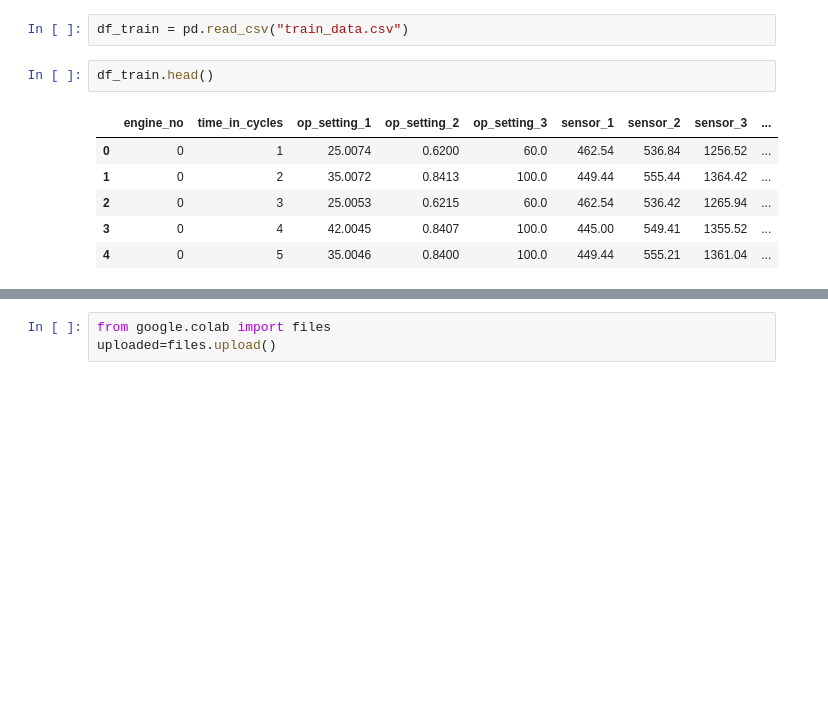
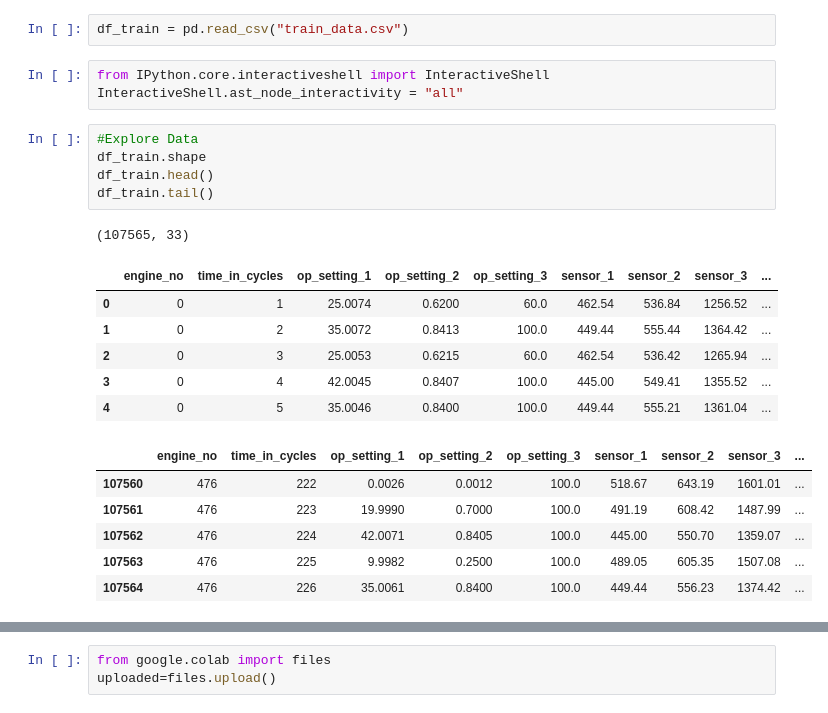
Before and after one commit to Taiba528/Datasciencecoursera, a Jupyter notebook: Turbofan_failure.ipynb, the cells around one changed output, grey strips where cells are left out. Drawn from its saved outputs; the diff is of its cells as text; blank space fills up the shorter version.

```diff
--- a/Turbofan_failure.ipynb
+++ b/Turbofan_failure.ipynb
@@ -15,11 +31,24 @@ Saving train_data.csv to train_data.csv
 # %%
 df_train = pd.read_csv("train_data.csv")
-# %%
-df_train.head()
-# %% [output]
-|  | engine_no | time_in_cycles | op_setting_1 | op_setting_2 | op_setting_3 | sensor_1 | sensor_2 | sensor_3 | ... |
-| 0 | 0 | 1 | 25.0074 | 0.6200 | 60.0 | 462.54 | 536.84 | 1256.52 | ... |
-| 1 | 0 | 2 | 35.0072 | 0.8413 | 100.0 | 449.44 | 555.44 | 1364.42 | ... |
-| 2 | 0 | 3 | 25.0053 | 0.6215 | 60.0 | 462.54 | 536.42 | 1265.94 | ... |
-| 3 | 0 | 4 | 42.0045 | 0.8407 | 100.0 | 445.00 | 549.41 | 1355.52 | ... |
-| 4 | 0 | 5 | 35.0046 | 0.8400 | 100.0 | 449.44 | 555.21 | 1361.04 | ... |
+# %%
+from IPython.core.interactiveshell import InteractiveShell
+InteractiveShell.ast_node_interactivity = "all"
+# %%
+#Explore Data
+df_train.shape
+df_train.head()
+df_train.tail()
+# %% [output]
+(107565, 33)
+|  | engine_no | time_in_cycles | op_setting_1 | op_setting_2 | op_setting_3 | sensor_1 | sensor_2 | sensor_3 | ... |
+| 0 | 0 | 1 | 25.0074 | 0.6200 | 60.0 | 462.54 | 536.84 | 1256.52 | ... |
+| 1 | 0 | 2 | 35.0072 | 0.8413 | 100.0 | 449.44 | 555.44 | 1364.42 | ... |
+| 2 | 0 | 3 | 25.0053 | 0.6215 | 60.0 | 462.54 | 536.42 | 1265.94 | ... |
+| 3 | 0 | 4 | 42.0045 | 0.8407 | 100.0 | 445.00 | 549.41 | 1355.52 | ... |
+| 4 | 0 | 5 | 35.0046 | 0.8400 | 100.0 | 449.44 | 555.21 | 1361.04 | ... |
+|  | engine_no | time_in_cycles | op_setting_1 | op_setting_2 | op_setting_3 | sensor_1 | sensor_2 | sensor_3 | ... |
+| 107560 | 476 | 222 | 0.0026 | 0.0012 | 100.0 | 518.67 | 643.19 | 1601.01 | ... |
+| 107561 | 476 | 223 | 19.9990 | 0.7000 | 100.0 | 491.19 | 608.42 | 1487.99 | ... |
+| 107562 | 476 | 224 | 42.0071 | 0.8405 | 100.0 | 445.00 | 550.70 | 1359.07 | ... |
+| 107563 | 476 | 225 | 9.9982 | 0.2500 | 100.0 | 489.05 | 605.35 | 1507.08 | ... |
+| 107564 | 476 | 226 | 35.0061 | 0.8400 | 100.0 | 449.44 | 556.23 | 1374.42 | ... |
```
Also changed, not shown: parts of 36 cells of this notebook.
